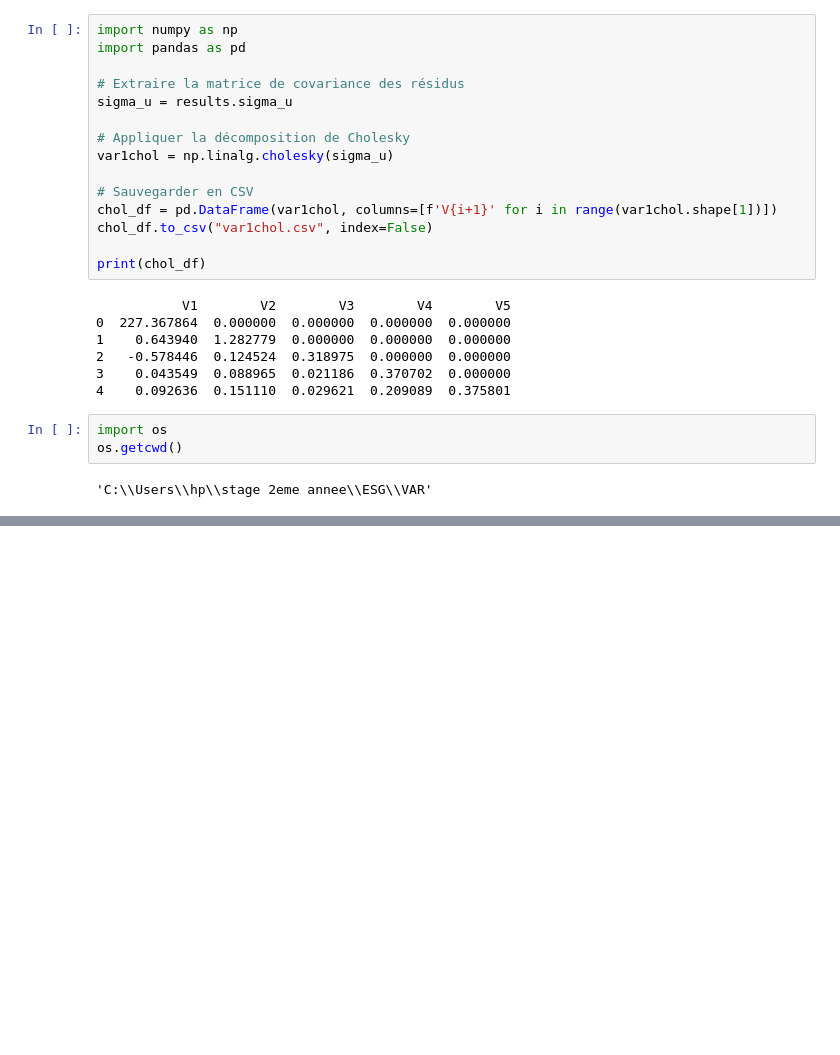
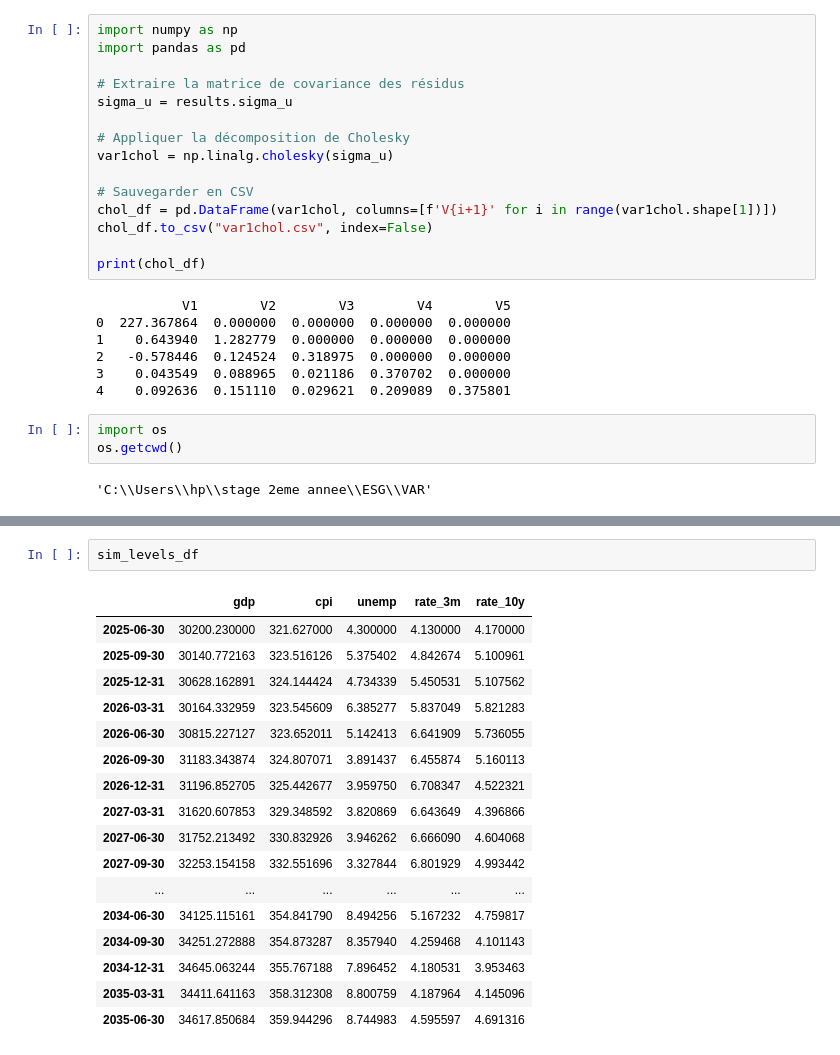
Before and after one commit to laila-aitbella/stage-2eme-annee, a Jupyter notebook: ESG/VAR/construction du model VAR.ipynb, the cells around one changed output, grey strips where cells are left out. Drawn from its saved outputs; the diff is of its cells as text; blank space fills up the shorter version.

```diff
--- a/ESG/VAR/construction du model VAR.ipynb
+++ b/ESG/VAR/construction du model VAR.ipynb
@@ -209,0 +342,20 @@ os.getcwd()
+# %%
+sim_levels_df
+# %% [output]
+|  | gdp | cpi | unemp | rate_3m | rate_10y |
+| 2025-06-30 | 30200.230000 | 321.627000 | 4.300000 | 4.130000 | 4.170000 |
+| 2025-09-30 | 30140.772163 | 323.516126 | 5.375402 | 4.842674 | 5.100961 |
+| 2025-12-31 | 30628.162891 | 324.144424 | 4.734339 | 5.450531 | 5.107562 |
+| 2026-03-31 | 30164.332959 | 323.545609 | 6.385277 | 5.837049 | 5.821283 |
+| 2026-06-30 | 30815.227127 | 323.652011 | 5.142413 | 6.641909 | 5.736055 |
+| 2026-09-30 | 31183.343874 | 324.807071 | 3.891437 | 6.455874 | 5.160113 |
+| 2026-12-31 | 31196.852705 | 325.442677 | 3.959750 | 6.708347 | 4.522321 |
+| 2027-03-31 | 31620.607853 | 329.348592 | 3.820869 | 6.643649 | 4.396866 |
+| 2027-06-30 | 31752.213492 | 330.832926 | 3.946262 | 6.666090 | 4.604068 |
+| 2027-09-30 | 32253.154158 | 332.551696 | 3.327844 | 6.801929 | 4.993442 |
+| ... | ... | ... | ... | ... | ... |
+| 2034-06-30 | 34125.115161 | 354.841790 | 8.494256 | 5.167232 | 4.759817 |
+| 2034-09-30 | 34251.272888 | 354.873287 | 8.357940 | 4.259468 | 4.101143 |
+| 2034-12-31 | 34645.063244 | 355.767188 | 7.896452 | 4.180531 | 3.953463 |
+| 2035-03-31 | 34411.641163 | 358.312308 | 8.800759 | 4.187964 | 4.145096 |
+| 2035-06-30 | 34617.850684 | 359.944296 | 8.744983 | 4.595597 | 4.691316 |
```
Also changed, not shown: parts of 16 cells of this notebook, 1 other file.
